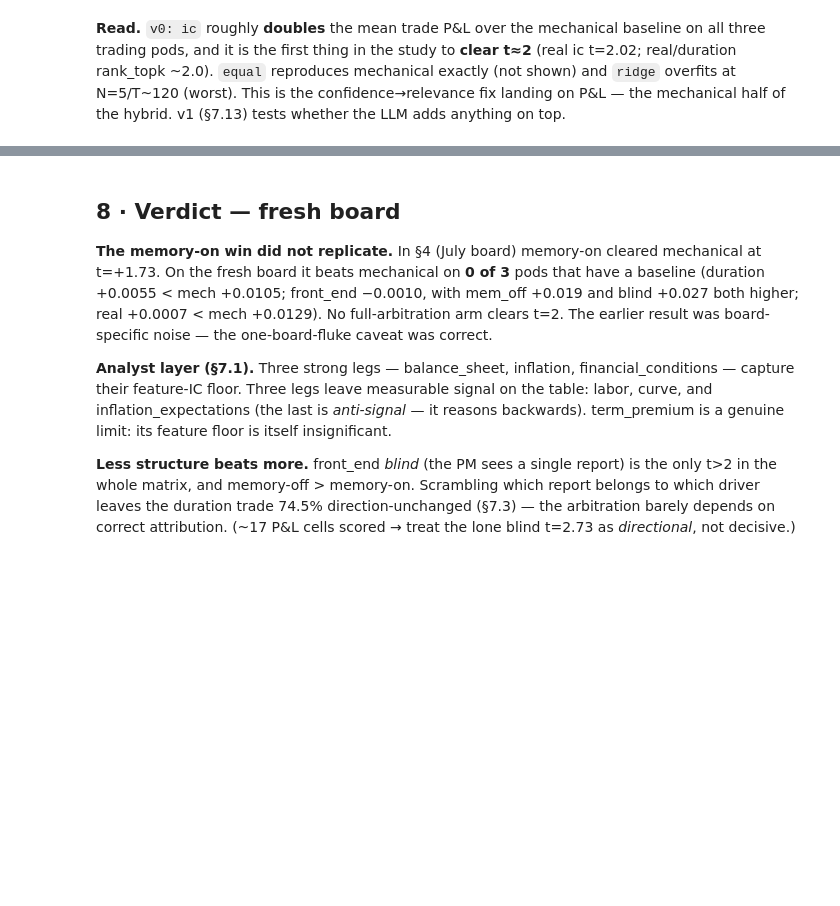
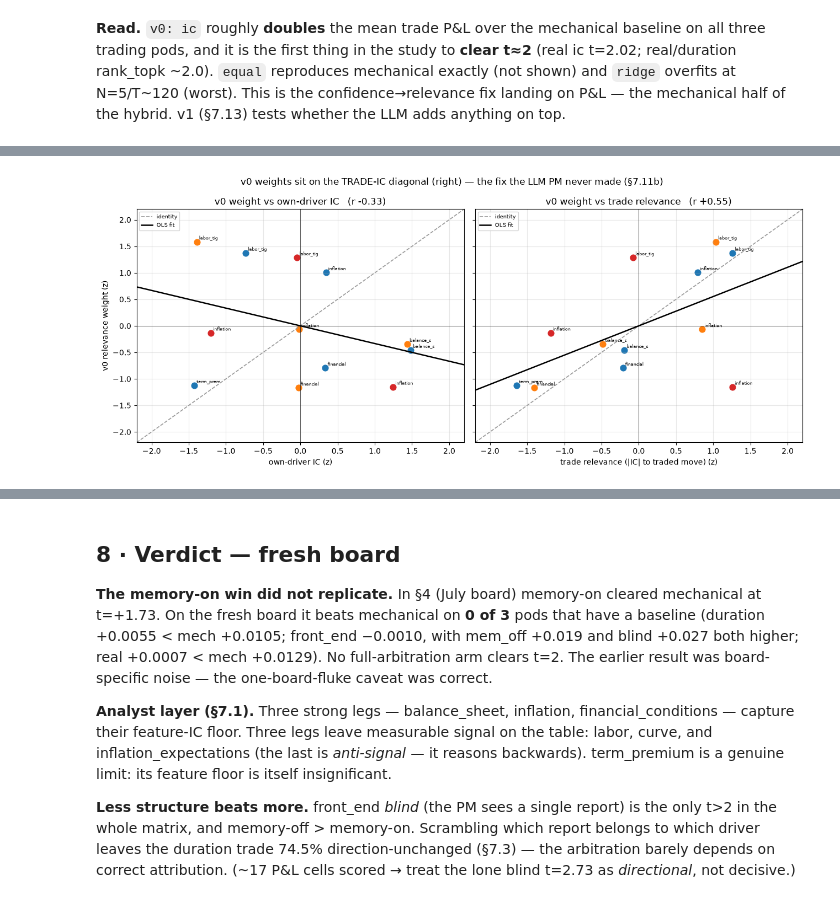
Before and after one commit to charishma005/Blackrock_UCB_MFE_Industry_Project, a Jupyter notebook: notebooks/pm_trade_evaluation.ipynb, the cells around one changed output, grey strips where cells are left out. Saved outputs shown, nothing was run; the diff lists cells and outputs as text; code cells hidden in the pictures; blank space fills up the shorter version.

```diff
--- a/notebooks/pm_trade_evaluation.ipynb
+++ b/notebooks/pm_trade_evaluation.ipynb
@@ -935,0 +1011,42 @@ v0.assign(t=v0['t'].round(2), mean_pnl=v0['mean_pnl'].round(4)).set_index(['pod'
+# %%
+# §7.13c · Scatter: does v0 put weight on the trade-IC axis (the goal), unlike the LLM?
+# Re-fit v0 to read its actual mean relevance weight per analyst; scatter vs own-IC and trade-IC.
+from src.layered.pm.relevance_pm import RelevancePM
+from src.layered.pm.board import ViewBoard
+rows = []
+for pod in TRADING:
+    p = build_pm(pod, None); inst = list(p.trade_config['universe']); macro = load_bundle(inst)
+    b = ViewBoard.from_dir('../reports/ab', '_on', drivers=p.reads, **p.board_kwargs)
+    dts = b.meeting_dates(freq=p.clock_freq, start='2016-01-01', end='2025-12-31')
+    rp = RelevancePM.from_pod(pod, weighting='ic').fit(b, dts, macro)
+    wmean = rp.weight_frame.abs().mean()                 # mean |relevance weight| per driver
+    def _to(pod2):
+        me = lambda s: macro2[s].dropna().resample('ME').last()
+        return None
+    out = traded_outcome(pod).reindex(pd.DatetimeIndex(dts))
+    for d in p.listens_to:
+        o = pd.Series({pd.Timestamp(dt): (lambda e: 0 if not e.present else
+              {'up':1,'down':-1,'flat':0}[e.view.direction]*e.view.conviction*p.polarity[d])(b.at(dt).entries.get(d))
+              for dt in dts})
+        pair = pd.concat([o.rename('s'), out.rename('y')], axis=1).dropna()
+        tic = abs(pair['s'].rank().corr(pair['y'].rank())) if len(pair) > 5 else float('nan')
+        rows.append({'pod': pod, 'driver': d, 'v0_weight': float(wmean.get(d, 0.0)),
+                     'own_ic': own_ic[d], 'trade_rel': tic})
+rv = pd.DataFrame(rows)
+def _z(s): return (s - s.mean()) / s.std(ddof=0) if s.std(ddof=0) > 0 else s * 0
+for c in ['v0_weight', 'own_ic', 'trade_rel']: rv[c + '_z'] = rv.groupby('pod')[c].transform(_z)
+cmap = {'duration': 'tab:blue', 'front_end': 'tab:orange', 'real': 'tab:red'}
+fig, ax = plt.subplots(1, 2, figsize=(13, 5.5), sharey=True); lim = [-2.2, 2.2]; xs = pd.np.array(lim) if hasattr(pd,'np') else __import__('numpy').array(lim)
+import numpy as _np
+for j, (xc, xl) in enumerate([('own_ic_z', 'own-driver IC'), ('trade_rel_z', 'trade relevance (|IC| to traded move)')]):
+    ax[j].plot(lim, lim, ls='--', color='0.6', lw=1.2, label='identity')
+    d2 = rv[[xc, 'v0_weight_z']].dropna()
+    m, bb = _np.polyfit(d2[xc], d2['v0_weight_z'], 1); ax[j].plot(_np.array(lim), m*_np.array(lim)+bb, color='k', lw=1.8, label='OLS fit')
+    for _, r in rv.iterrows(): ax[j].scatter(r[xc], r['v0_weight_z'], color=cmap[r['pod']], s=60); ax[j].annotate(r['driver'][:9], (r[xc], r['v0_weight_z']), fontsize=6, xytext=(3,3), textcoords='offset points')
+    ax[j].set_xlim(lim); ax[j].set_ylim(lim); ax[j].axhline(0, color='k', lw=.4); ax[j].axvline(0, color='k', lw=.4)
+    ax[j].set_xlabel(xl + ' (z)'); ax[j].grid(alpha=.3); ax[j].legend(fontsize=7, loc='upper left')
+    ax[j].set_title(f'v0 weight vs {xl.split(" (")[0]}   (r {d2[xc].corr(d2["v0_weight_z"]):+.2f})')
+ax[0].set_ylabel('v0 relevance weight (z)')
+fig.suptitle('v0 weights sit on the TRADE-IC diagonal (right) — the fix the LLM PM never made (§7.11b)'); plt.tight_layout()
+# %% [output]
+[figure, added]
```
Also changed, not shown: parts of 5 cells of this notebook, 7 other files.
